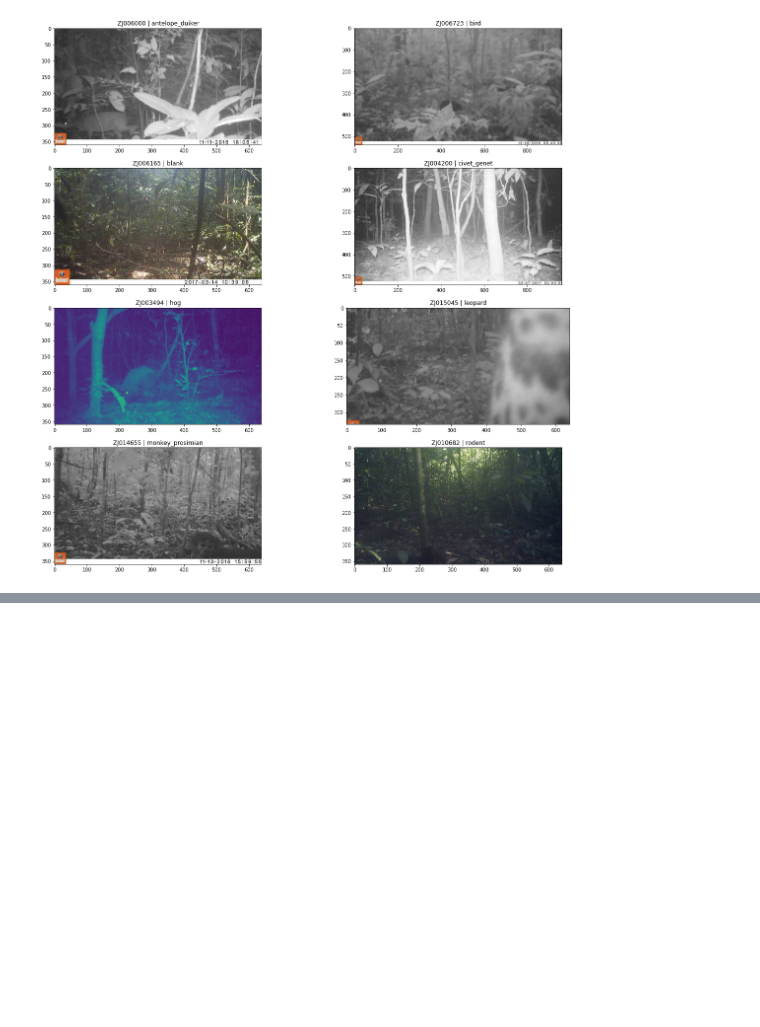
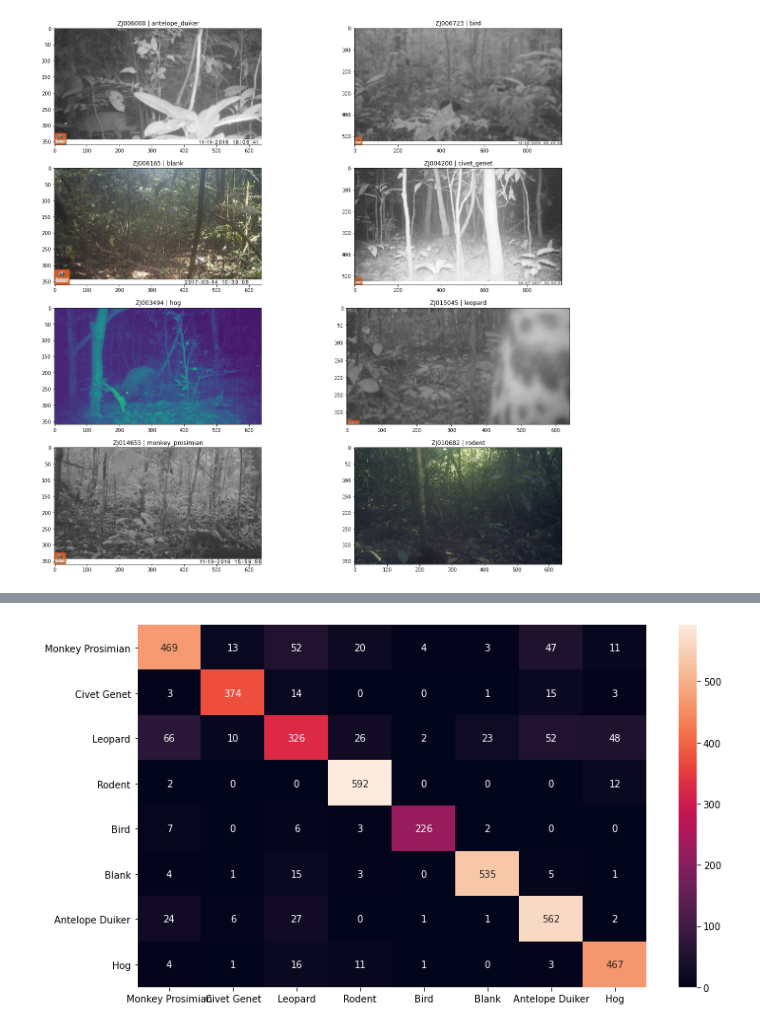
Before and after one commit to MackoyS/wildlife-classification, a Jupyter notebook: main_notebook.ipynb, the cells around one changed output, grey strips where cells are left out. Cells and saved outputs as stored; diff of their text form; code cells hidden in the pictures; blank space fills up the shorter version.

```diff
--- a/main_notebook.ipynb
+++ b/main_notebook.ipynb
@@ -87,0 +542,24 @@ for species, ax in zip(species_labels, axes.flat):
+# %%
+preds_collector = []
+
+# put the model in eval mode so we don't update any parameters
+model.eval()
+
+# we aren't updating our weights so no need to calculate gradients
+with torch.no_grad():
+    for batch in tqdm(eval_dataloader, total=len(eval_dataloader)):
+        # 1) run the forward step
+        logits = model.forward(batch["image"])
+        # 2) apply softmax so that model outputs are in range [0,1]
+        preds = nn.functional.softmax(logits, dim=1)
+        # 3) store this batch's predictions in df
+        # note that PyTorch Tensors need to first be detached from their computational graph before converting to numpy arrays
+        preds_df = pd.DataFrame(
+            preds.detach().numpy(),
+            index=batch["image_id"],
+            columns=species_labels,
+        )
+        preds_collector.append(preds_df)
+
+eval_preds_df = pd.concat(preds_collector)
+eval_preds_df
@@ -87,0 +654,3 @@ for species, ax in zip(species_labels, axes.flat):
+# %%
+eval_predictions = eval_preds_df.idxmax(axis=1)
+eval_predictions.head()
@@ -87,0 +670,2 @@ for species, ax in zip(species_labels, axes.flat):
+# %%
+cf_matrix = confusion_matrix(eval_true, eval_predictions)
@@ -87,0 +692,9 @@ for species, ax in zip(species_labels, axes.flat):
+# %%
+# Creating a confusion matrix!
+df_cm2 = pd.DataFrame(cf_matrix)
+plt.figure(figsize = (12,7));
+sns.heatmap(cf_matrix, annot=True, fmt='', xticklabels=classes, yticklabels=classes);
+plt.xticks(rotation=0)
+plt.show()
+# %% [output]
+[figure, added]
```
Also changed, not shown: parts of 71 cells of this notebook, 1 other file.
